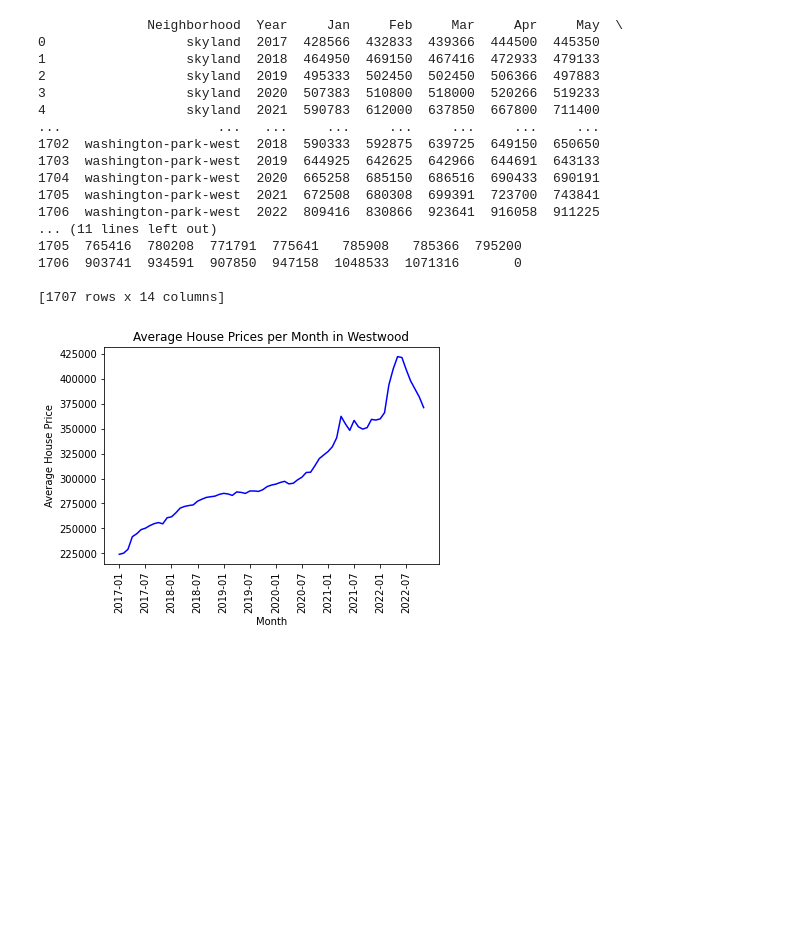
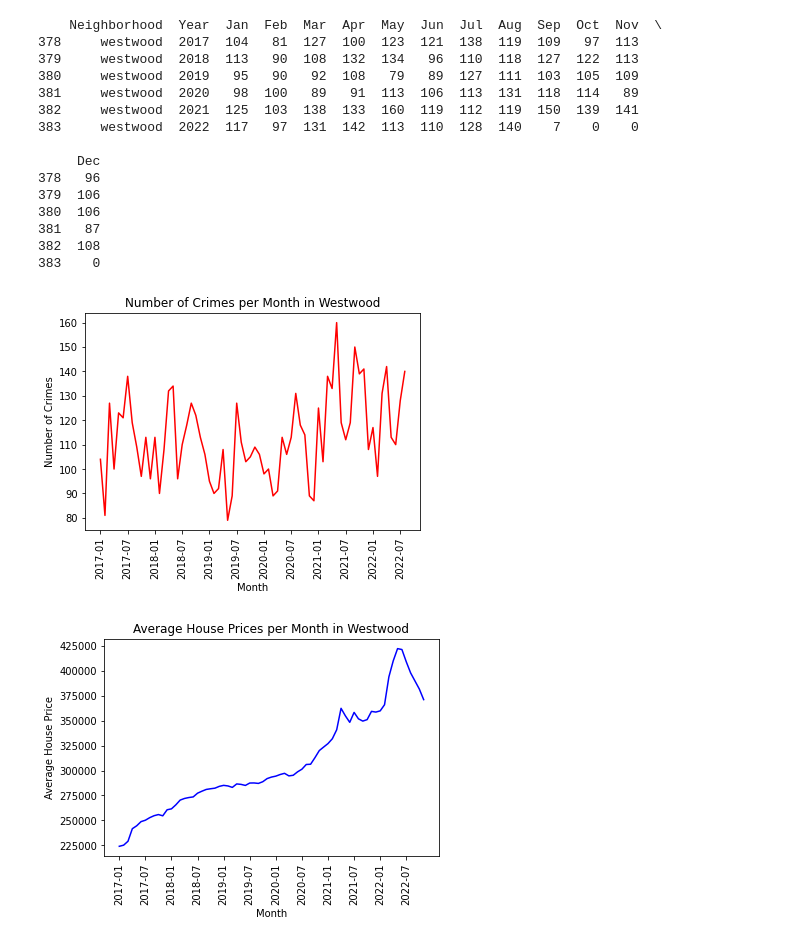
Before and after one commit to fifo1175/Data-Mining-Project, a Jupyter notebook: Denver Crime Data/Pandas_Scripts/westwood/2017-2022_westwood.ipynb, the cells around one changed output. Cells and saved outputs as stored; diff of their text form; code cells hidden in the pictures; blank space fills up the shorter version.

```diff
--- a/Denver Crime Data/Pandas_Scripts/westwood/2017-2022_westwood.ipynb
+++ b/Denver Crime Data/Pandas_Scripts/westwood/2017-2022_westwood.ipynb
@@ -20,59 +20,58 @@ print(df)
 df3 = pd.DataFrame(columns=['Month', 'House Prices'])
 df3['Month'] = pd.date_range(start='2017-01', end='2022-12', freq='MS')
 df3['House Prices'] = np.nan
 #change month column to 2017-01, 2017-02, etc.
 df3['Month'] = df3['Month'].dt.strftime('%Y-%m')
 
 # create a csv from df3 (manually fill the data in excel for each month, it's easier than doing it in python)
 # ONLY NEED TO RUN THIS ONCE, THEN COMMENT OUT OR It WILL OVERWRITE THE FILE MAYBE IDK BUT PROBABLY
 #df3.to_csv('crime_months_neighborhood.csv', index=False)
 
 # STEPS TO FILL IN THE DATA IN EXCEL
 # 1. open crime_months.csv or whatever the csv is called from the previous line
 # 2. copy one row of data from df output here so you have 12 values with spaces in between
 # 3. paste into a new column in excel, it'll all be in the same cell
 # 4. Select the cell, Go to Data > Text to Columns > Delimited > Next > Under Delimiters choose the Space option > Finish
 # 6. Select the horizontal cells, copy them
 # 7. Select the 12 cells under crimes for the corresponding year, like the first 12 cells for 2017 data
 # 8. Go back to Home on the top and click the arrow next to Paste, choose Transpose (the one with the arrows)
 # 9. Delete the extra data that was pasted in originally
 # 10. Repeat for all years
 
 # read in the csv when done
-#df4 = pd.read_csv('crime_months_westwood.csv')
+df4 = pd.read_csv('crime_months_westwood.csv')
 
 # check the data
 #print(df4)
 
 
 # create a plot for the number of crimes per month from 2017-2022
-#plt.plot(df4['Month'], df4['Crimes'], color='red')
-#plt.xticks(rotation=90)
-#plt.title('Number of Crimes per Month in Westwood')
-## make the x labels every 6 months
-#plt.xticks(np.arange(0, 69, 6))
-#plt.xlabel('Month')
-#plt.ylabel('Number of Crimes')
-#
-#plt.show()
+plt.plot(df4['Month'], df4['Crimes'], color='red')
+plt.xticks(rotation=90)
+plt.title('Number of Crimes per Month in Westwood')
+# make the x labels every 6 months
+plt.xticks(np.arange(0, 69, 6))
+plt.xlabel('Month')
+plt.ylabel('Number of Crimes')
+
+plt.show()
 # %% [output]
-              Neighborhood  Year     Jan     Feb     Mar     Apr     May  \
-0                  skyland  2017  428566  432833  439366  444500  445350
-1                  skyland  2018  464950  469150  467416  472933  479133
-2                  skyland  2019  495333  502450  502450  506366  497883
-3                  skyland  2020  507383  510800  518000  520266  519233
-4                  skyland  2021  590783  612000  637850  667800  711400
-...                    ...   ...     ...     ...     ...     ...     ...
-1702  washington-park-west  2018  590333  592875  639725  649150  650650
-1703  washington-park-west  2019  644925  642625  642966  644691  643133
-1704  washington-park-west  2020  665258  685150  686516  690433  690191
-1705  washington-park-west  2021  672508  680308  699391  723700  743841
-1706  washington-park-west  2022  809416  830866  923641  916058  911225
-... (11 lines left out)
-1705  765416  780208  771791  775641   785908   785366  795200
-1706  903741  934591  907850  947158  1048533  1071316       0
+    Neighborhood  Year  Jan  Feb  Mar  Apr  May  Jun  Jul  Aug  Sep  Oct  Nov  \
+378     westwood  2017  104   81  127  100  123  121  138  119  109   97  113
+379     westwood  2018  113   90  108  132  134   96  110  118  127  122  113
+380     westwood  2019   95   90   92  108   79   89  127  111  103  105  109
+381     westwood  2020   98  100   89   91  113  106  113  131  118  114   89
+382     westwood  2021  125  103  138  133  160  119  112  119  150  139  141
+383     westwood  2022  117   97  131  142  113  110  128  140    7    0    0
 
-[1707 rows x 14 columns]
+     Dec
+378   96
+379  106
+380  106
+381   87
+382  108
+383    0
+[figure, added]
 # %%
 # select only the westwood neighborhood
 df2 = df2[df2['Neighborhood'] == 'westwood']
```
Also changed, not shown: 3 other files.
